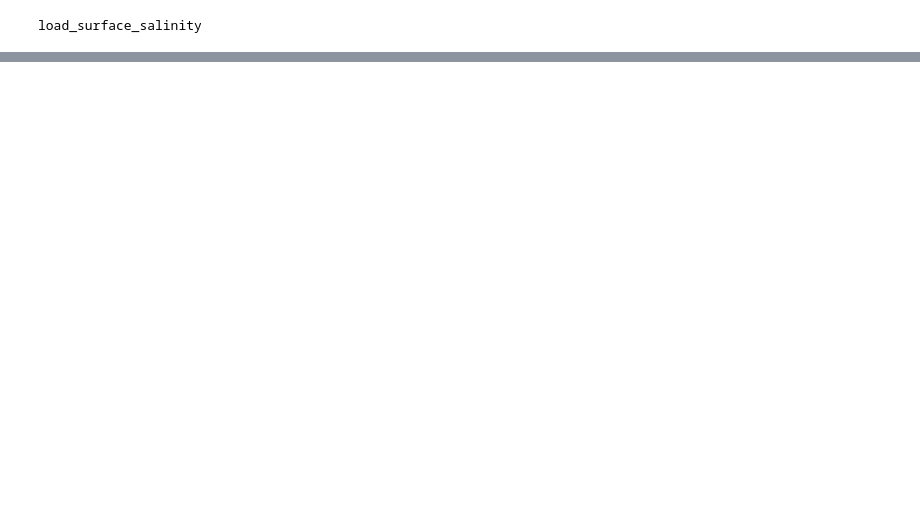
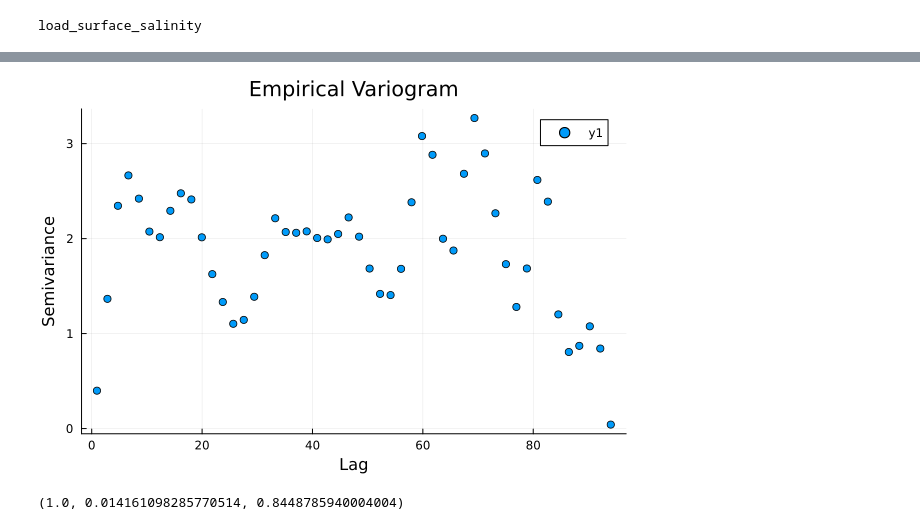
Before and after one commit to kmgovind/scientific-data-models, a Jupyter notebook: chesapeake_bay_salinity/cb_length_scales.ipynb, the cells around one changed output, grey strips where cells are left out. Saved outputs shown, nothing was run; the diff lists cells and outputs as text; code cells hidden in the pictures; blank space fills up the shorter version.

```diff
--- a/chesapeake_bay_salinity/cb_length_scales.ipynb
+++ b/chesapeake_bay_salinity/cb_length_scales.ipynb
@@ -106,0 +164,16 @@ plot!(lag_grid, γ_model, label="Fitted Spatio-Variogram", lw=2)
+# %%
+# compute empirical variogram (adjust nbins/maxlag as needed)
+bins = Variograms.empirical_temporal_variogram(times, salinity_ts)
+
+lags = bins.h_mid
+γ_emp = bins.variogram
+
+# plot empirical variogram
+scatter(lags, γ_emp, xlabel="Lag", ylabel="Semivariance", title="Empirical Variogram")
+# %% [output]
+[figure, added]
+# %%
+hp_temp_model = Variograms.hp_fit(times, salinity_ts)
+println(hp_temp_model)
+# %% [output]
+(1.0, 0.014161098285770514, 0.8448785940004004)
```
Also changed, not shown: parts of 6 cells of this notebook, 2 other files.
